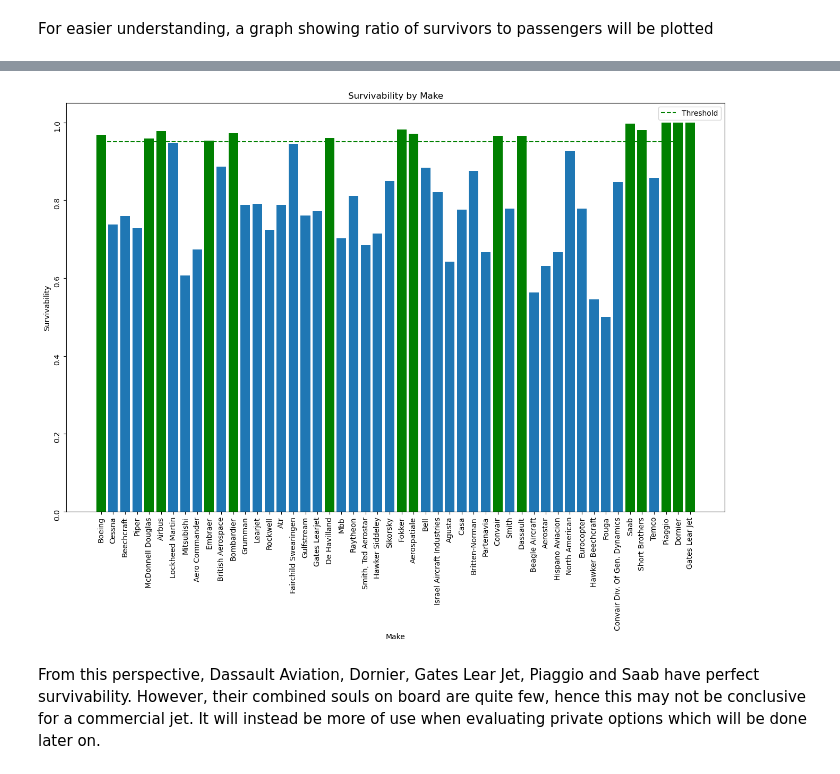
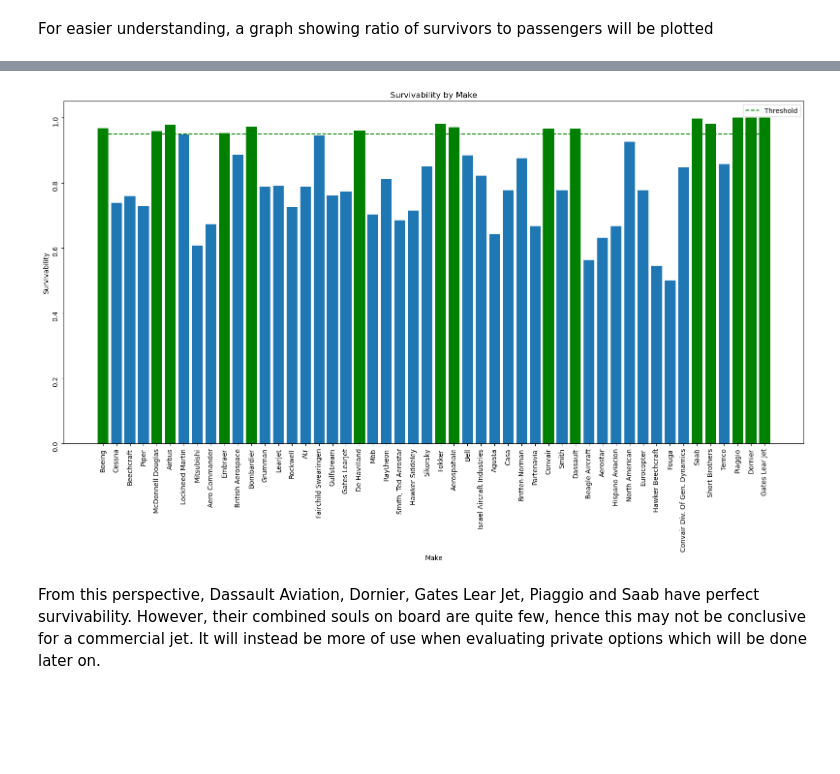
Before and after one commit to Luwate/dsc-phase-1-project, a Jupyter notebook: student.ipynb, the cells around one changed output, grey strips where cells are left out. Cells and saved outputs as stored; diff of their text form; code cells hidden in the pictures; blank space fills up the shorter version.

```diff
--- a/student.ipynb
+++ b/student.ipynb
@@ -920,17 +923,18 @@ survivability_by_make.head()
 # %%
 fig, ax = plt.subplots(figsize = (16,10))
 threshold = survivability_by_make[survivability_by_make['Survivability']>=0.95].index
 colours = ['g' if element in threshold else '#1f77b4' for element in survivability_by_make.index]
-ax.plot([0., 48], [0.95, 0.95], "k--", color = 'g', label = "Threshold");
+ax.plot([0., 49], [0.95, 0.95], "k--", color = 'g', label = "Threshold");
 ax.bar(survivability_by_make.index, survivability_by_make['Survivability'], color = colours)
 ax.legend(loc = "upper right")
 ax.tick_params(rotation = 90)
 ax.set_title('Survivability by Make')
 ax.set_xlabel("Make")
 ax.set_ylabel("Survivability")
+plt.tight_layout()
 plt.savefig('./images/survivability_by_make.png');
 # %% [output]
-[figure, old version]
+[figure, new version]
 # %% [markdown]
 From this perspective, Dassault Aviation, Dornier, Gates Lear Jet, Piaggio and Saab have perfect survivability. However, their combined souls on board are quite few, hence this may not be conclusive for a commercial jet. It will instead be more of use when evaluating private options which will be done later on.
 # %% [markdown]
```
Also changed, not shown: parts of 17 cells of this notebook, 13 other files.
